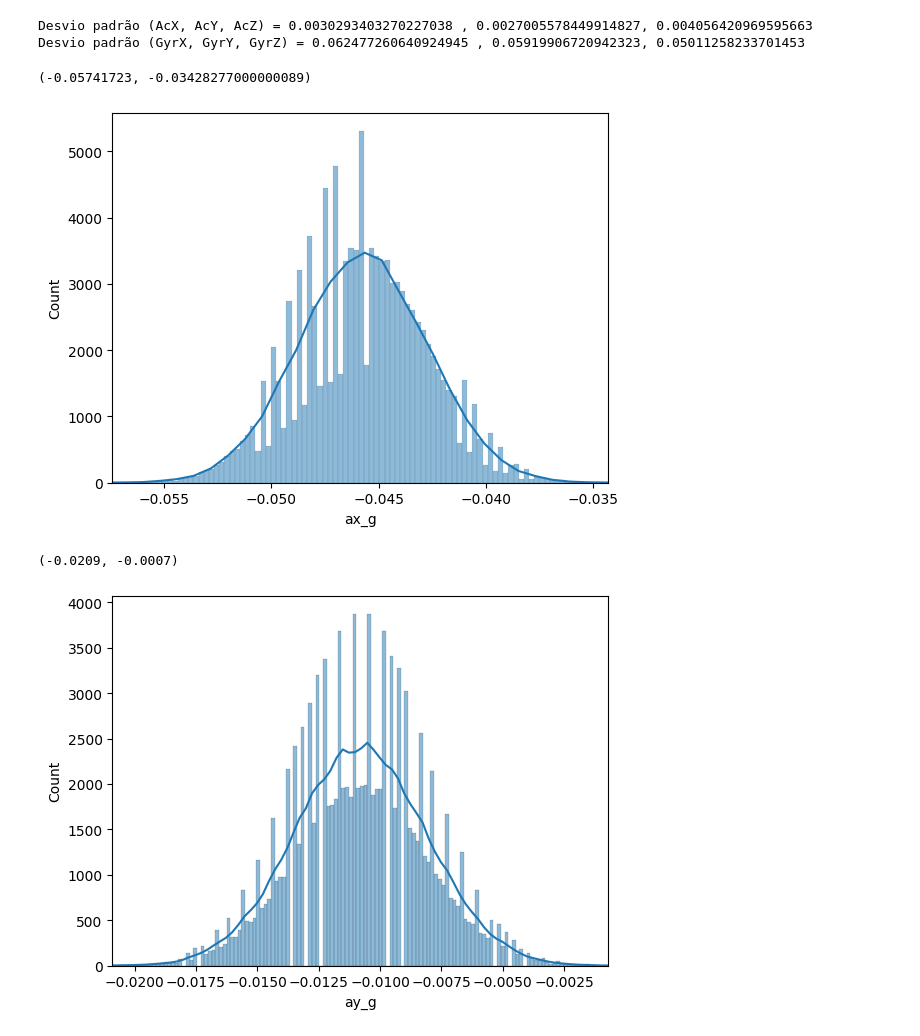
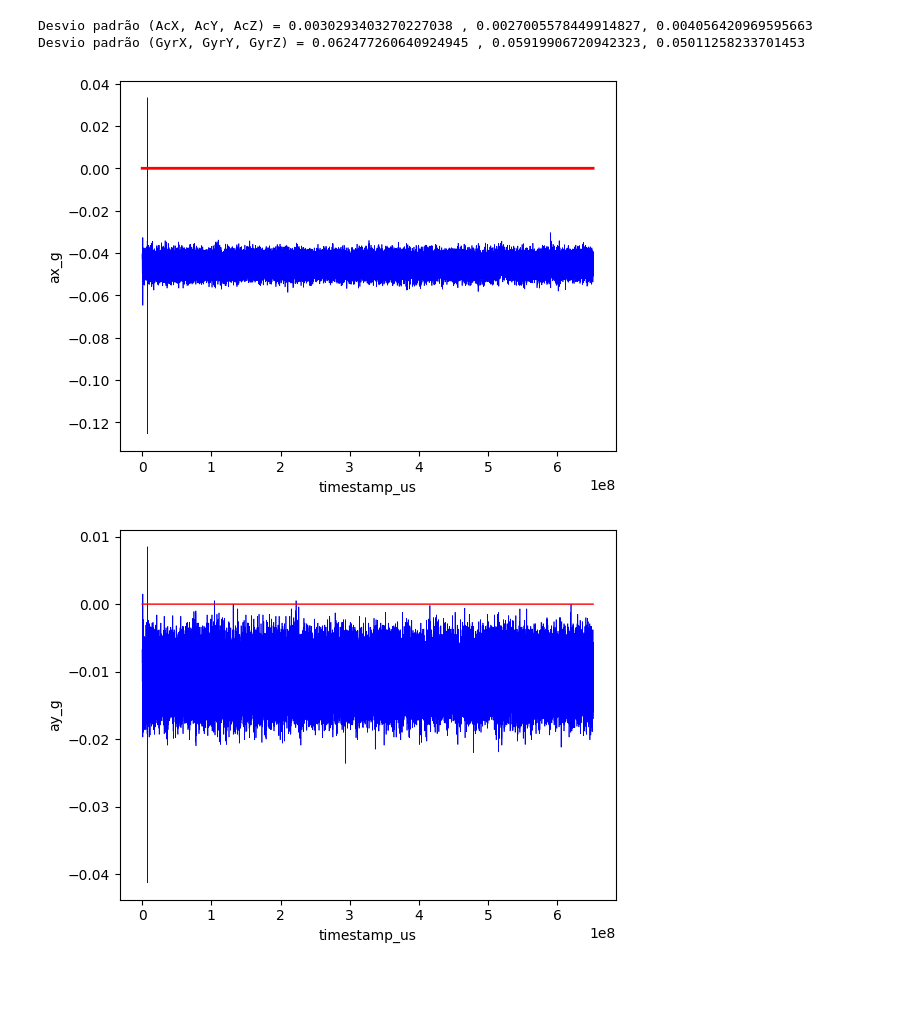
Before and after one commit to alexandrelpgillet/ESP-MPU6050-, a Jupyter notebook: analyse_data/statisic.ipynb, the cells around one changed output. Saved outputs shown, nothing was run; the diff lists cells and outputs as text; code cells hidden in the pictures; blank space fills up the shorter version.

```diff
--- a/analyse_data/statisic.ipynb
+++ b/analyse_data/statisic.ipynb
@@ -9,6 +9,7 @@ df_mpu6050 = pd.read_csv("../serial-read/dados_mpu6050.csv")
 # %%
 
 print("Informações do DataFrame")
+df_mpu6050["value_spect"]=0;
 print(df_mpu6050.info())
 # %% [output]
 Informações do DataFrame
@@ -124,23 +126,19 @@ Desvio padrão (AcX, AcY, AcZ) = 0.0030293403270227038 , 0.0027005578449914827,
 Desvio padrão (GyrX, GyrY, GyrZ) = 0.062477260640924945 , 0.05919906720942323, 0.05011258233701453
 # %%
 
-xmin = np.percentile(df_mpu6050["ax_g"], 0.01)
-xmax = np.percentile(df_mpu6050["ax_g"], 99.99)
 
-sns.histplot(data=df_mpu6050 , x="ax_g", kde=True)
 
-plt.xlim(xmin, xmax)
+sns.lineplot(data=df_mpu6050 , x ="timestamp_us" , y="ax_g", color="blue", linewidth=0.5)
+sns.lineplot(data=df_mpu6050, x="timestamp_us", y="value_spect", color="red", linewidth=2)
+plt.savefig("./img/ax_g.png")
 # %% [output]
-(-0.05741723, -0.03428277000000089)
-[figure, old version]
+[figure, new version]
 # %%
-ymin = np.percentile(df_mpu6050["ay_g"], 0.01)
-ymax = np.percentile(df_mpu6050["ay_g"], 99.99)
 
-sns.histplot(data=df_mpu6050 , x="ay_g", kde=True)
 
-plt.xlim(ymin, ymax)
+sns.lineplot(data=df_mpu6050 , y="ay_g", x="timestamp_us",linewidth=0.5, color="blue")
+sns.lineplot(data=df_mpu6050 , y="value_spect", x="timestamp_us",linewidth=1, color="red")
+plt.savefig("./img/ay_g.png")
 # %% [output]
-(-0.0209, -0.0007)
-[figure, old version]
+[figure, new version]
 # %%
```
Also changed, not shown: parts of 13 cells of this notebook, 12 other files.
